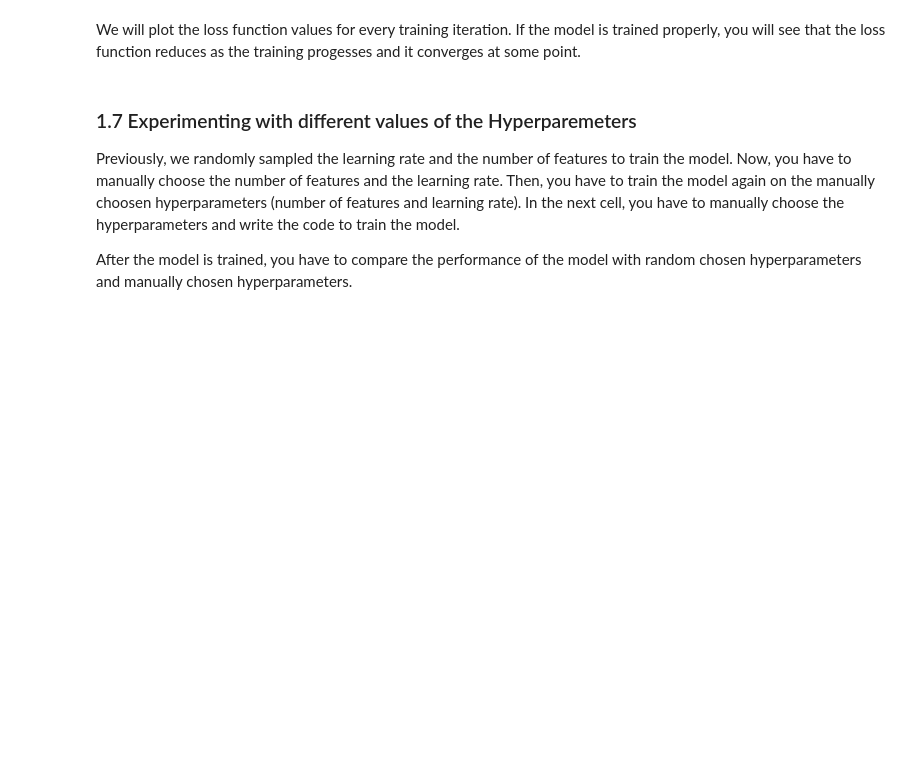
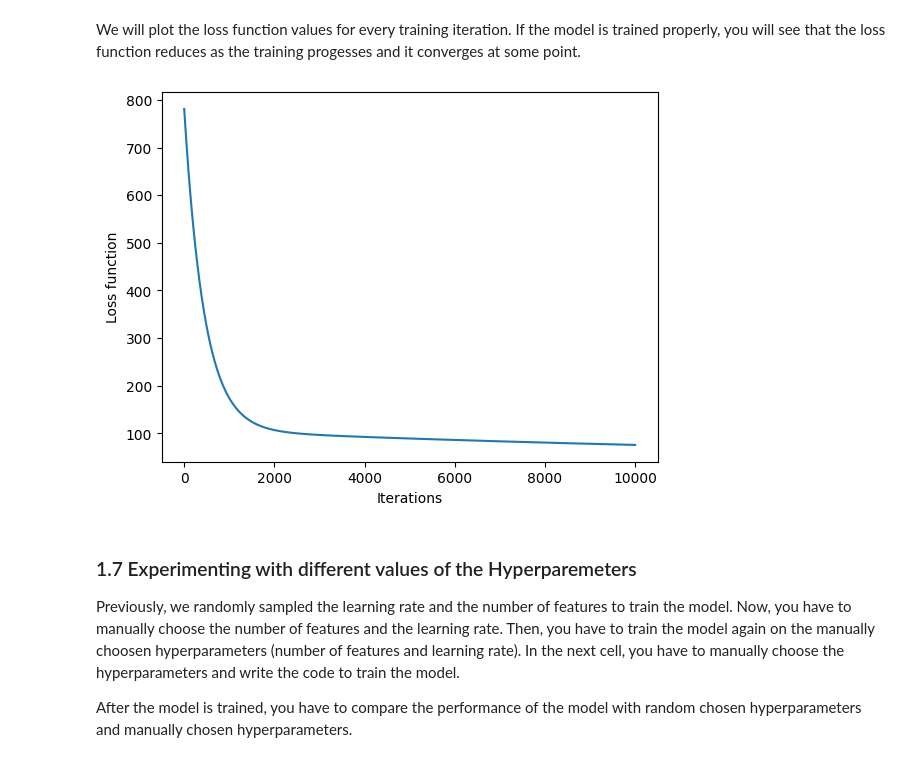
Before and after one commit to jatinsm2023/SEMESTER-5-2024-CS, a Jupyter notebook: ML/Assignments/ML_Assignment_1/ML_Assignment_1.ipynb, the cells around one changed output. Cells and saved outputs as stored; diff of their text form; code cells hidden in the pictures; blank space fills up the shorter version.

```diff
--- a/ML/Assignments/ML_Assignment_1/ML_Assignment_1.ipynb
+++ b/ML/Assignments/ML_Assignment_1/ML_Assignment_1.ipynb
@@ -218,7 +229,10 @@ def loss_function(X, y, w, b):
     m = X.shape[0]
 
     ### START CODE HERE ###
-
+    loss = 0
+    for i in range(m):
+        loss = loss+((np.dot(w,X[i])+b)-y[i])**2
+    loss = loss/(2*m)
 
     ### END CODE HERE ###
 
@@ -248,12 +262,21 @@ def compute_gradient(X, y, w, b):
 
     # Number of training examples
     m = X.shape[0]
-
+    k = w.shape[0]
     dL_dw = None
     dL_db = None
 
     ### START CODE HERE ###
+    dL_dw = np.zeros(k)
+    dL_db = 0
+    for i in range(m):
+      delta = (np.dot(w,X[i])+b)-y[i]
+      for j in range(k):
+        dL_dw[j] += delta*X[i][j]
+      dL_db += delta
 
+    dL_dw = dL_dw/m
+    dL_db = dL_db/m
     ### END CODE HERE ###
     return dL_dw, dL_db
 # %% [markdown]
@@ -300,7 +323,14 @@ def batch_gradient_descent(X, y, w_initial, b_initial, alpha, num_iters):
     b = b_initial
 
     ### START CODE HERE ###
-
+    for i in range(num_iters):
+        dL_dw, dL_db = compute_gradient(X, y, w, b)
+        w = w - alpha*dL_dw
+        b = b - alpha*dL_db
+        loss = loss_function(X, y, w, b)
+        loss_hist.append(loss)
+        if i%100 == 0:
+            print('Loss at iteration', i, 'is', loss)
 
 
     ### END CODE HERE ###
@@ -314,7 +344,7 @@ Now you have to intialize the model parameters ($w$ and $b$) and learning rate (
 ## set the last two digits of your roll number as the random seed
 random_seed = None
 ### START CODE HERE ###
-random_seed = 15
+random_seed = 32
 ### END CODE HERE ###
 np.random.seed(random_seed)
 
@@ -336,7 +366,9 @@ def initialize_parameters():
     alpha = None
 
     ### START CODE HERE ###
-
+    initial_w = np.random.normal(size=(X_train.shape[1]))
+    initial_b = np.random.normal()
+    alpha = np.random.uniform(0.0001,0.001)
 
 
     ### END CODE HERE ###
@@ -371,11 +423,13 @@ We will plot the loss function values for every training iteration. If the model
 # %%
 # PLotting the loss values for every training iterations
 
-loss_plot = [loss_hist[i][0][0] for i in range(len(loss_hist))]
+loss_plot = [loss_hist[i] for i in range(len(loss_hist))]
 plt.xlabel("Iterations")
 plt.ylabel("Loss function")
 plt.plot(loss_plot)
 plt.show()
+# %% [output]
+[figure, added]
 # %% [markdown]
 ### 1.7 Experimenting with different values of the Hyperparemeters
 
```
Also changed, not shown: parts of 8 cells of this notebook, 1 other file.
